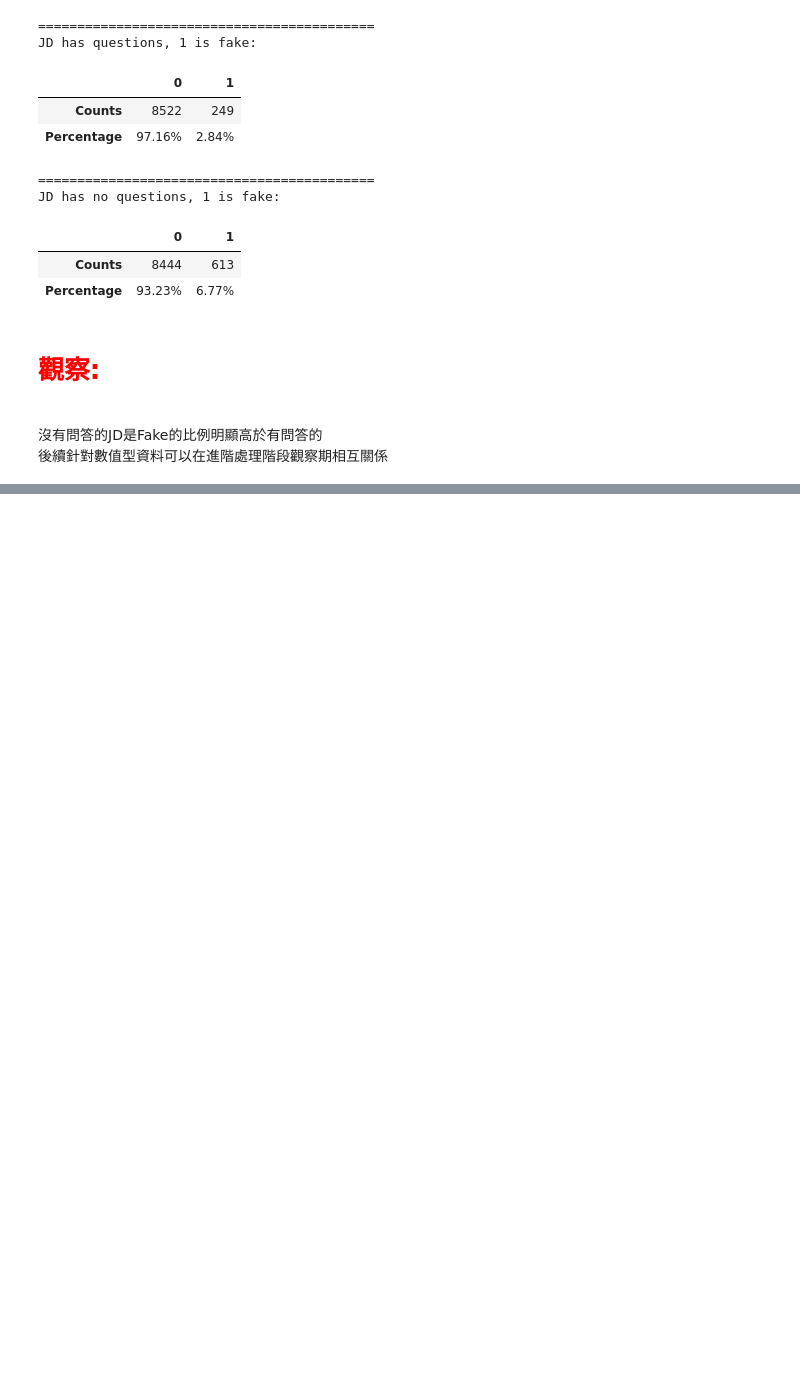
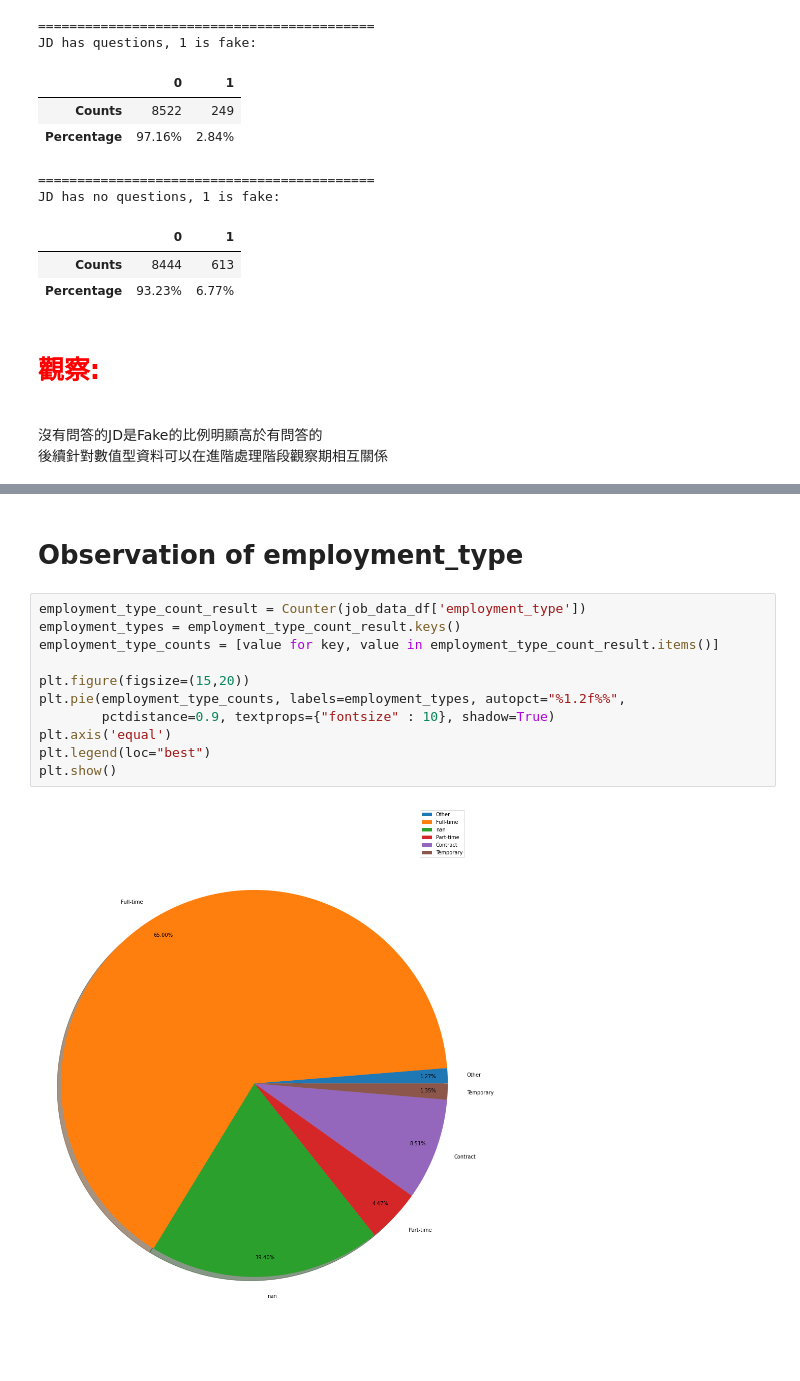
Before and after one commit to BillGuess/job_postings_analysis, a Jupyter notebook: job_postings_analysis.ipynb, the cells around one changed output, grey strips where cells are left out. Drawn from its saved outputs; the diff is of its cells as text; blank space fills up the shorter version.

```diff
--- a/job_postings_analysis.ipynb
+++ b/job_postings_analysis.ipynb
@@ -354,0 +381,15 @@ JD has no questions, 1 is fake:
+# %% [markdown]
+# Observation of employment_type
+# %%
+employment_type_count_result = Counter(job_data_df['employment_type'])
+employment_types = employment_type_count_result.keys()
+employment_type_counts = [value for key, value in employment_type_count_result.items()]
+
+plt.figure(figsize=(15,20))
+plt.pie(employment_type_counts, labels=employment_types, autopct="%1.2f%%",
+        pctdistance=0.9, textprops={"fontsize" : 10}, shadow=True)
+plt.axis('equal')
+plt.legend(loc="best")
+plt.show()
+# %% [output]
+[figure, added]
```
Also changed, not shown: parts of 19 cells of this notebook.
